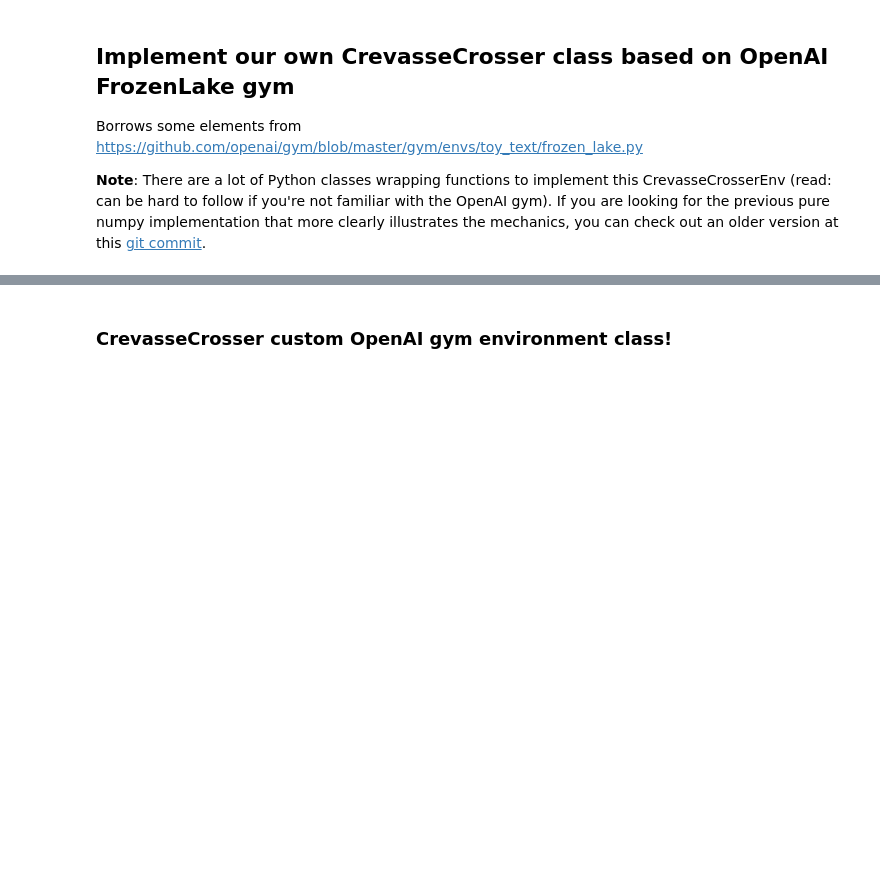
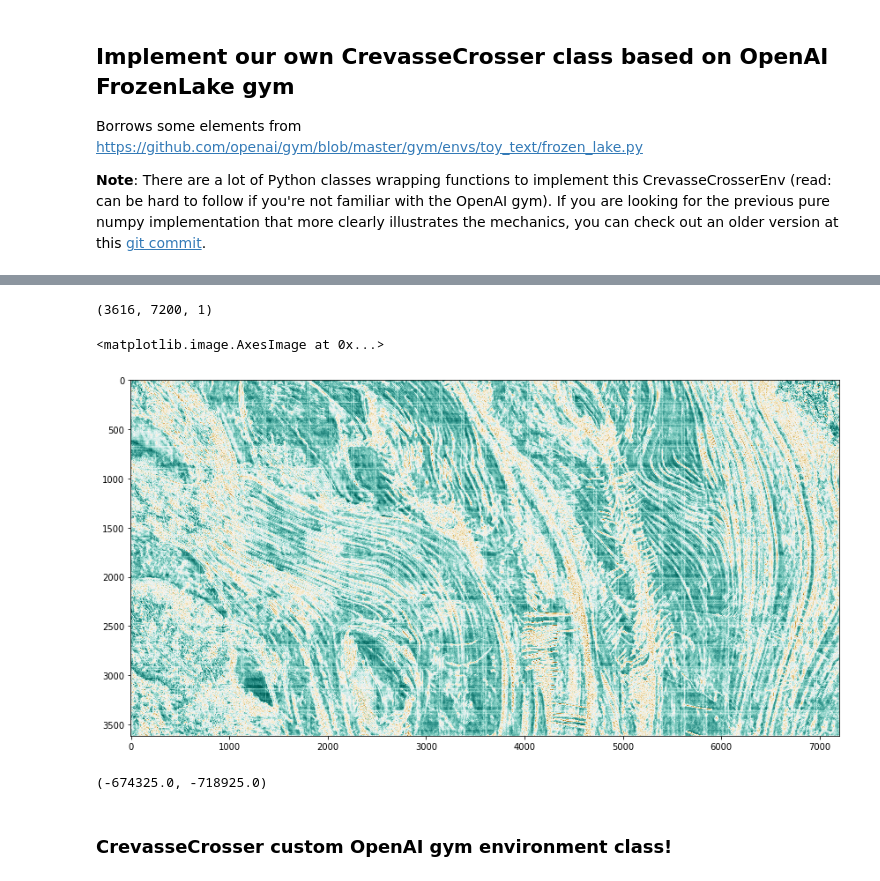
Before and after one commit to weiji14/nz_space_challenge, a Jupyter notebook: route_finder.ipynb, the cells around one changed output, grey strips where cells are left out. Drawn from its saved outputs; the diff is of its cells as text; code cells hidden in the pictures; blank space fills up the shorter version.

```diff
--- a/route_finder.ipynb
+++ b/route_finder.ipynb
@@ -134,2 +114,21 @@ def int_to_grid(integer:int, grid_shape=(4,4)):
+# %%
+from quilt.data.weiji14 import nz_space_challenge
+#map_grid_environment = np.load(file=nz_space_challenge.test.W_hat_data())
+with rasterio.open(fp=nz_space_challenge.test.crevasse_map()) as raster_source:
+    map_env = raster_source.read(indexes=list(range(1,raster_source.count+1)), masked=True)  #outputs a masked numpy array of shape (1, height, width)
+    map_env = np.rollaxis(a=map_env, axis=0, start=3)   #change to shape (height, width, 1)
+    print(map_env.shape)
+
+fig, axarr = plt.subplots(nrows=1, ncols=1, squeeze=False, figsize=(14.4,9.6))
+axarr[0, 0].imshow(-map_env[:,:,0], cmap='BrBG')
+# %% [output]
+(3616, 7200, 1)
+<matplotlib.image.AxesImage at 0x...>
+[figure, added]
+# %%
+get_xy = lambda x, y: rasterio.transform.xy(transform=raster_source.transform, cols=x, rows=y)  #transform image coordinates to geographic xy coordinates
+get_xy(0, 1)
+# %% [output]
+(-674325.0, -718925.0)
 # %% [markdown]
 ### **CrevasseCrosser** custom OpenAI gym environment class!
```
Also changed, not shown: parts of 20 cells of this notebook, 2 other files.
